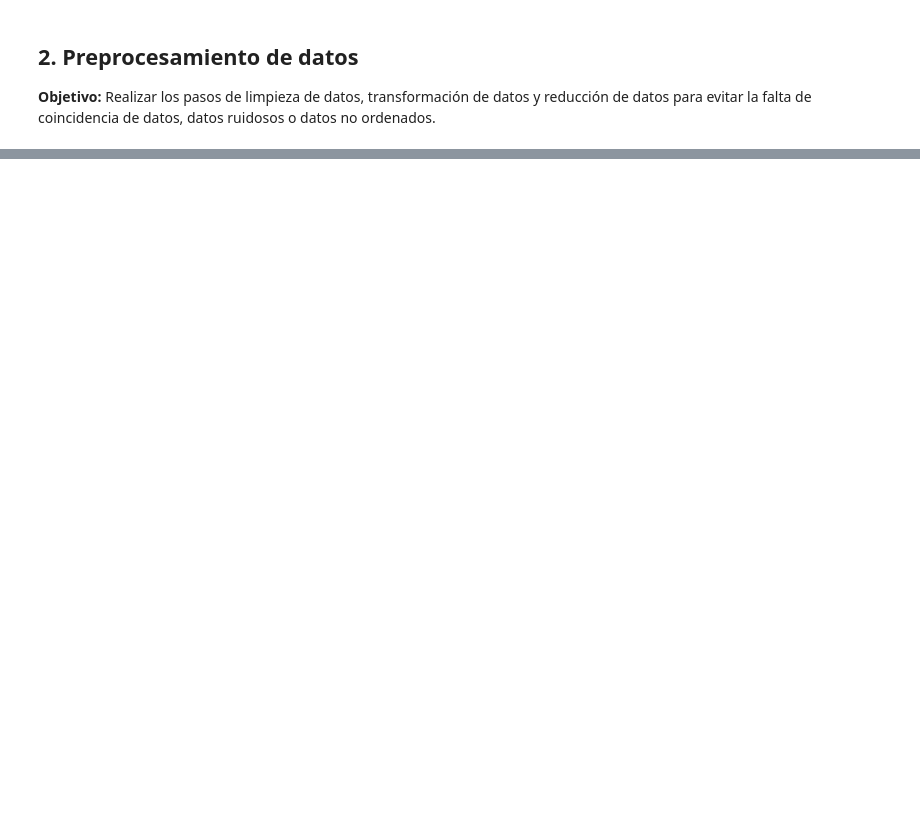
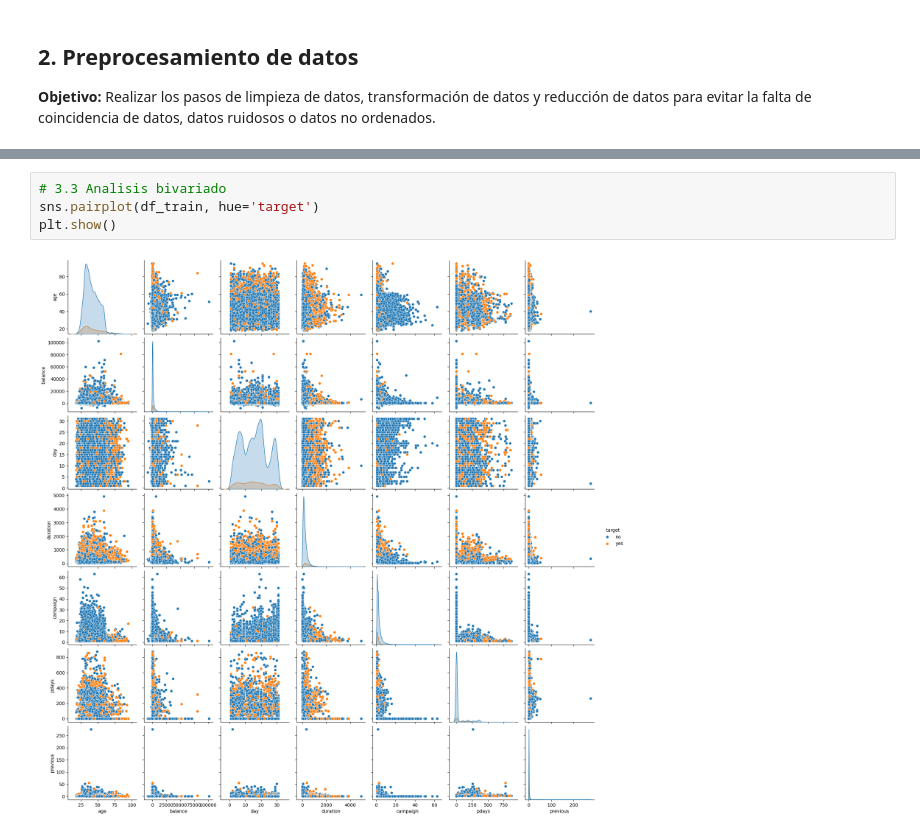
Before and after one commit to a70mico/Final_Project_Data_Science, a Jupyter notebook: src/bank.ipynb, the cells around one changed output, grey strips where cells are left out. Saved outputs shown, nothing was run; the diff lists cells and outputs as text; blank space fills up the shorter version.

```diff
--- a/src/bank.ipynb
+++ b/src/bank.ipynb
@@ -117,0 +307,6 @@ df_raw.sample(10, random_state=42)
+# %%
+# 3.3 Analisis bivariado
+sns.pairplot(df_train, hue='target')
+plt.show()
+# %% [output]
+[figure, added]
```
Also changed, not shown: parts of 10 cells of this notebook.
